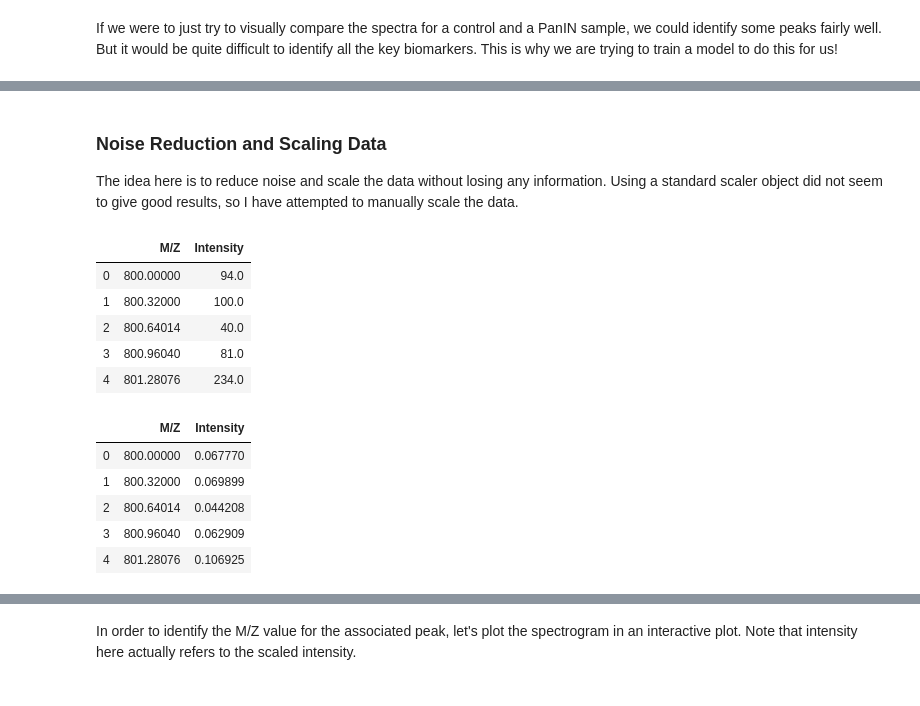
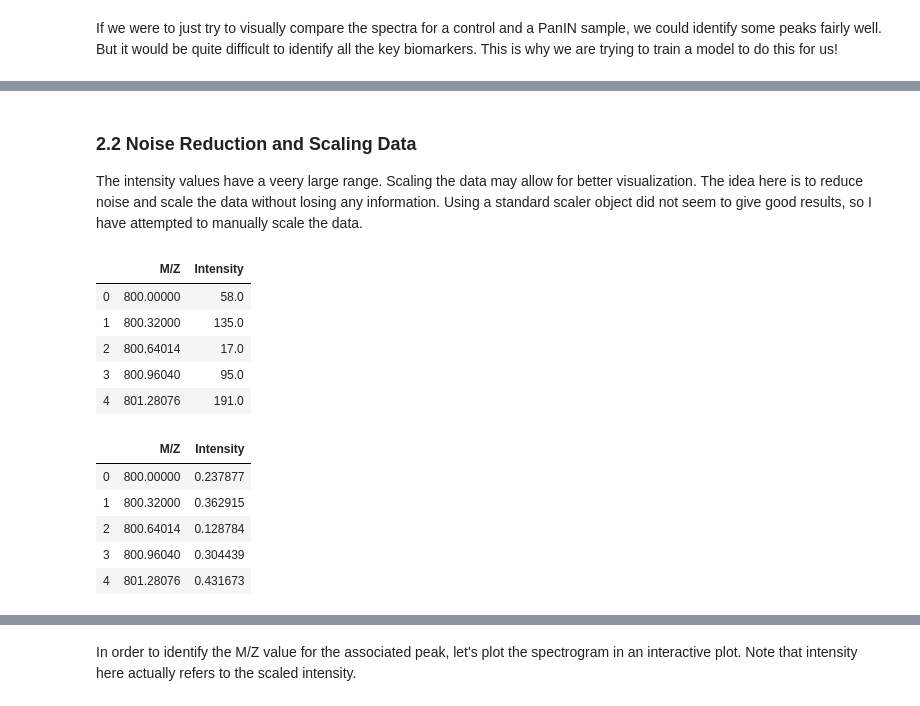
Before and after one commit to s-mushnoori/diagnosing-pancreatic-cancer, a Jupyter notebook: diagnosing-pancreatic-cancer.ipynb, the cells around one changed output, grey strips where cells are left out. Saved outputs shown, nothing was run; the diff lists cells and outputs as text; code cells hidden in the pictures.

```diff
--- a/diagnosing-pancreatic-cancer.ipynb
+++ b/diagnosing-pancreatic-cancer.ipynb
@@ -117,27 +120,25 @@ cs.head()
 # %% [markdown]
-### Noise Reduction and Scaling Data
-The idea here is to reduce noise and scale the data without losing any information. Using a standard scaler object did not seem to give good results, so I have attempted to manually scale the data.
+### 2.2 Noise Reduction and Scaling Data
+The intensity values have a veery large range. Scaling the data may allow for better visualization. The idea here is to reduce noise and scale the data without losing any information. Using a standard scaler object did not seem to give good results, so I have attempted to manually scale the data.
 # %%
-# Baseline subtraction: Subtract the median of the bottom 5% of intensity values from all the values.
-# This should capture some of the noise. Might have to play around a little bit to make sure no information is lost.
-# Update: Did not apply baseline subtraction becasue this was affecting the results unfavorably
-
-#bottom5_median = np.median(np.sort(cs['Intensity'])[:len(cs['Intensity'])//5])
+# Baseline subtraction: Subtract the median of the bottom 20% of intensity values from all the values.
+# This should remove some of the noise. Might have to play around a little bit to make sure no information is lost.
+bottom_median = np.median(np.sort(cs['Intensity'])[:len(cs['Intensity'])//5])
+cs['Intensity'] = cs['Intensity'].apply(lambda x: x-bottom_median if (x-bottom_median)>=0 else 0)
 #cs = cs[cs['M/Z'] < 11000]
 
-# Make sure that the lowest values are 0 and not negative
-cs['Intensity'] = cs['Intensity'].apply(lambda x: x if x > 0 else 0)
 cs.head()
 # %% [output]
 |  | M/Z | Intensity |
-| 0 | 800.00000 | 94.0 |
-| 1 | 800.32000 | 100.0 |
-| 2 | 800.64014 | 40.0 |
-| 3 | 800.96040 | 81.0 |
-| 4 | 801.28076 | 234.0 |
+| 0 | 800.00000 | 58.0 |
+| 1 | 800.32000 | 135.0 |
+| 2 | 800.64014 | 17.0 |
+| 3 | 800.96040 | 95.0 |
+| 4 | 801.28076 | 191.0 |
 # %%
-# Rescaling: Divide all the values by the highest intensity value
-cs['Intensity'] = cs['Intensity'] / np.max(cs['Intensity'])
+# Rescaling: Divide all the values by the median of the top 5% intensity values
+top_median = np.median(np.sort(cs['Intensity'])[::-1][:(len(cs['Intensity'])//20)])
+cs['Intensity'] = cs['Intensity'].apply(lambda x: x/top_median)
 
 # Take the square root to 'compress' the intensity values a little.
 # The actual intensity values are not important. We just need to be able to identify and visualize the peaks.
@@ -145,11 +146,11 @@ cs['Intensity'] = np.sqrt(cs['Intensity'])
 cs.head()
 # %% [output]
 |  | M/Z | Intensity |
-| 0 | 800.00000 | 0.067770 |
-| 1 | 800.32000 | 0.069899 |
-| 2 | 800.64014 | 0.044208 |
-| 3 | 800.96040 | 0.062909 |
-| 4 | 801.28076 | 0.106925 |
+| 0 | 800.00000 | 0.237877 |
+| 1 | 800.32000 | 0.362915 |
+| 2 | 800.64014 | 0.128784 |
+| 3 | 800.96040 | 0.304439 |
+| 4 | 801.28076 | 0.431673 |
 # %%
 cs.describe()
 # %% [output]
```
Also changed, not shown: parts of 31 cells of this notebook.
